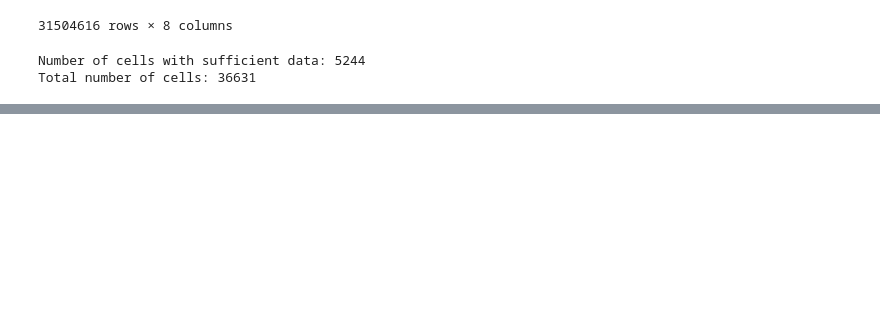
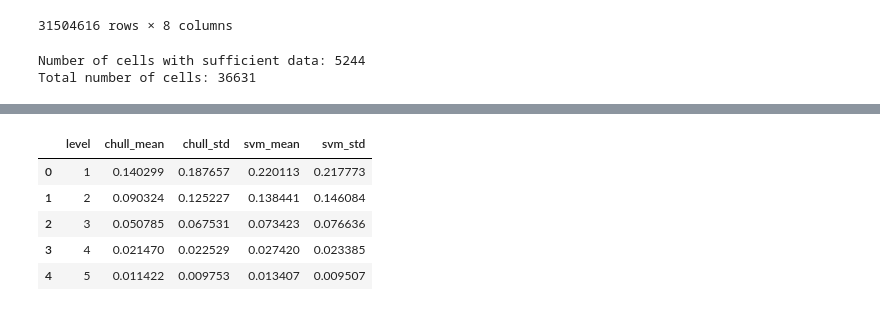
Before and after one commit to timothywong731/mobile_coverage, a Jupyter notebook: cell_coverage.ipynb, the cells around one changed output, grey strips where cells are left out. Drawn from its saved outputs; the diff is of its cells as text; code cells hidden in the pictures; blank space fills up the shorter version.

```diff
--- a/cell_coverage.ipynb
+++ b/cell_coverage.ipynb
@@ -697,0 +699,20 @@ plt.tight_layout()
+# %%
+# Plot metrics for convex hull vs SVM at different levels
+# Use bar plot with error bars to compare the metrics side by side
+# Use greyscale style, Times New Roman font
+
+# Calculate the error bars (standard deviation) for each method at each level
+metrics_summary = metrics_all.groupby('level').agg({
+    'chull': ['mean', 'std'],
+    'svm': ['mean', 'std']
+}).reset_index()
+
+metrics_summary.columns = ['level', 'chull_mean', 'chull_std', 'svm_mean', 'svm_std']
+metrics_summary
+# %% [output]
+|  | level | chull_mean | chull_std | svm_mean | svm_std |
+| 0 | 1 | 0.140299 | 0.187657 | 0.220113 | 0.217773 |
+| 1 | 2 | 0.090324 | 0.125227 | 0.138441 | 0.146084 |
+| 2 | 3 | 0.050785 | 0.067531 | 0.073423 | 0.076636 |
+| 3 | 4 | 0.021470 | 0.022529 | 0.027420 | 0.023385 |
+| 4 | 5 | 0.011422 | 0.009753 | 0.013407 | 0.009507 |
```
Also changed, not shown: parts of 5 cells of this notebook.
